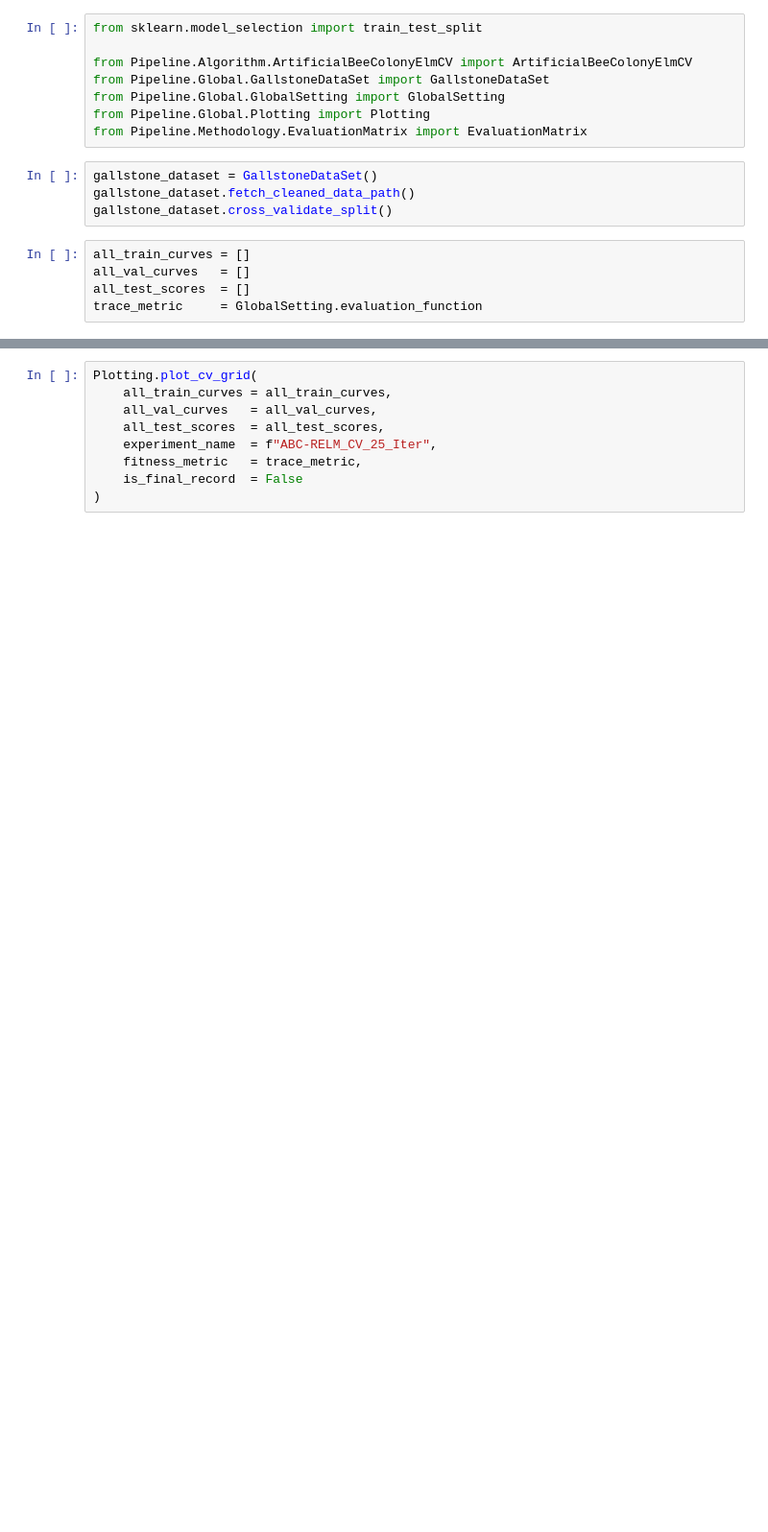
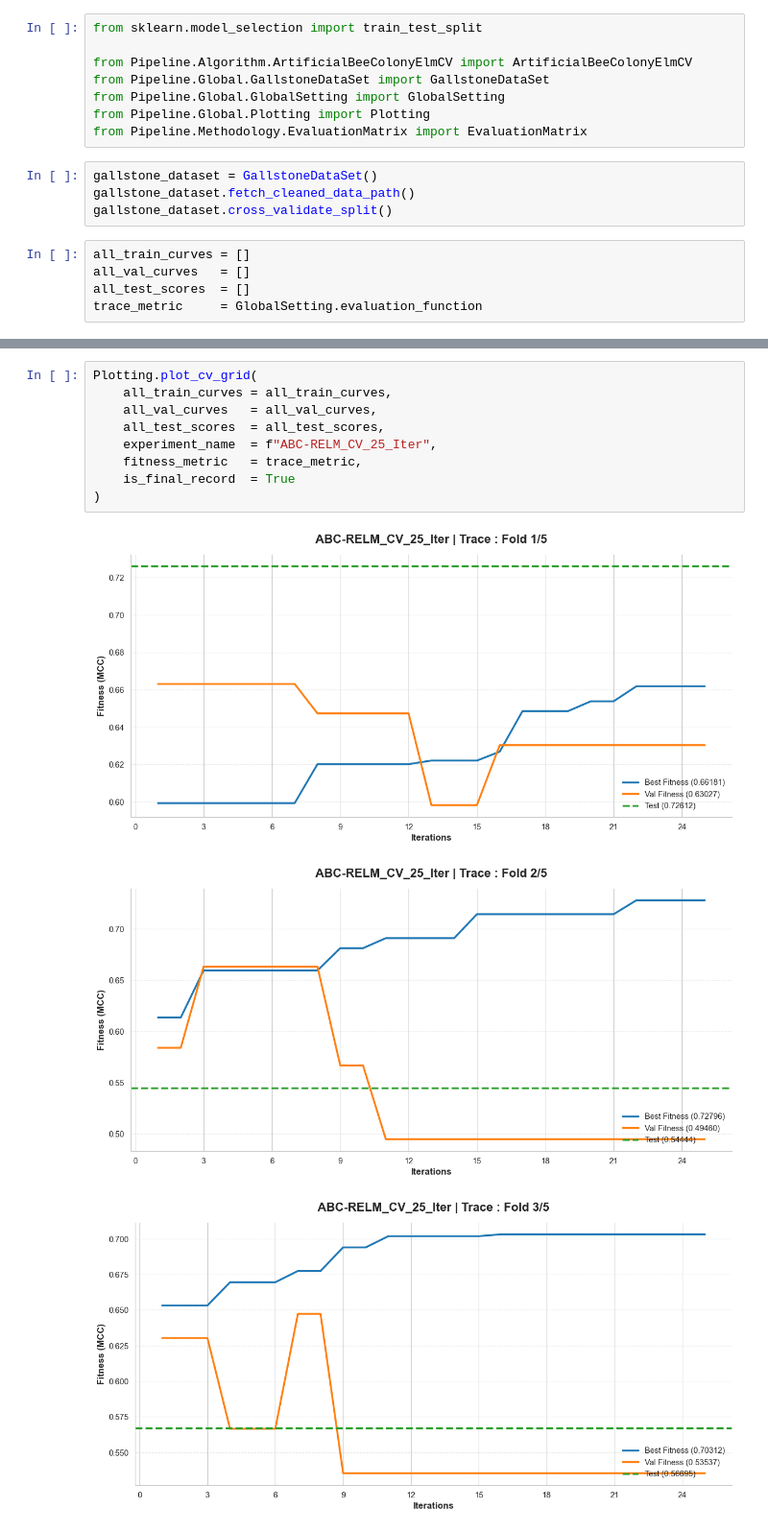
Before and after one commit to youquanneu/COMP3200_Individual_Project, a Jupyter notebook: Result/1. Trajectory Trace (Max Iter)/ABC_RELM_CV_Iter_25.ipynb, the cells around one changed output, grey strips where cells are left out. Shown at 96% size. Drawn from its saved outputs; the diff is of its cells as text; blank space fills up the shorter version.

```diff
--- a/Result/1. Trajectory Trace (Max Iter)/ABC_RELM_CV_Iter_25.ipynb
+++ b/Result/1. Trajectory Trace (Max Iter)/ABC_RELM_CV_Iter_25.ipynb
@@ -53,9 +55,13 @@ for idx in range(gallstone_dataset.splits):
 # %%
 Plotting.plot_cv_grid(
     all_train_curves = all_train_curves,
     all_val_curves   = all_val_curves,
     all_test_scores  = all_test_scores,
     experiment_name  = f"ABC-RELM_CV_25_Iter",
     fitness_metric   = trace_metric,
-    is_final_record  = False
+    is_final_record  = True
 )
+# %% [output]
+[figure, added]
+[figure, added]
+[figure, added]
```
Also changed, not shown: parts of 2 cells of this notebook, 22 other files.
